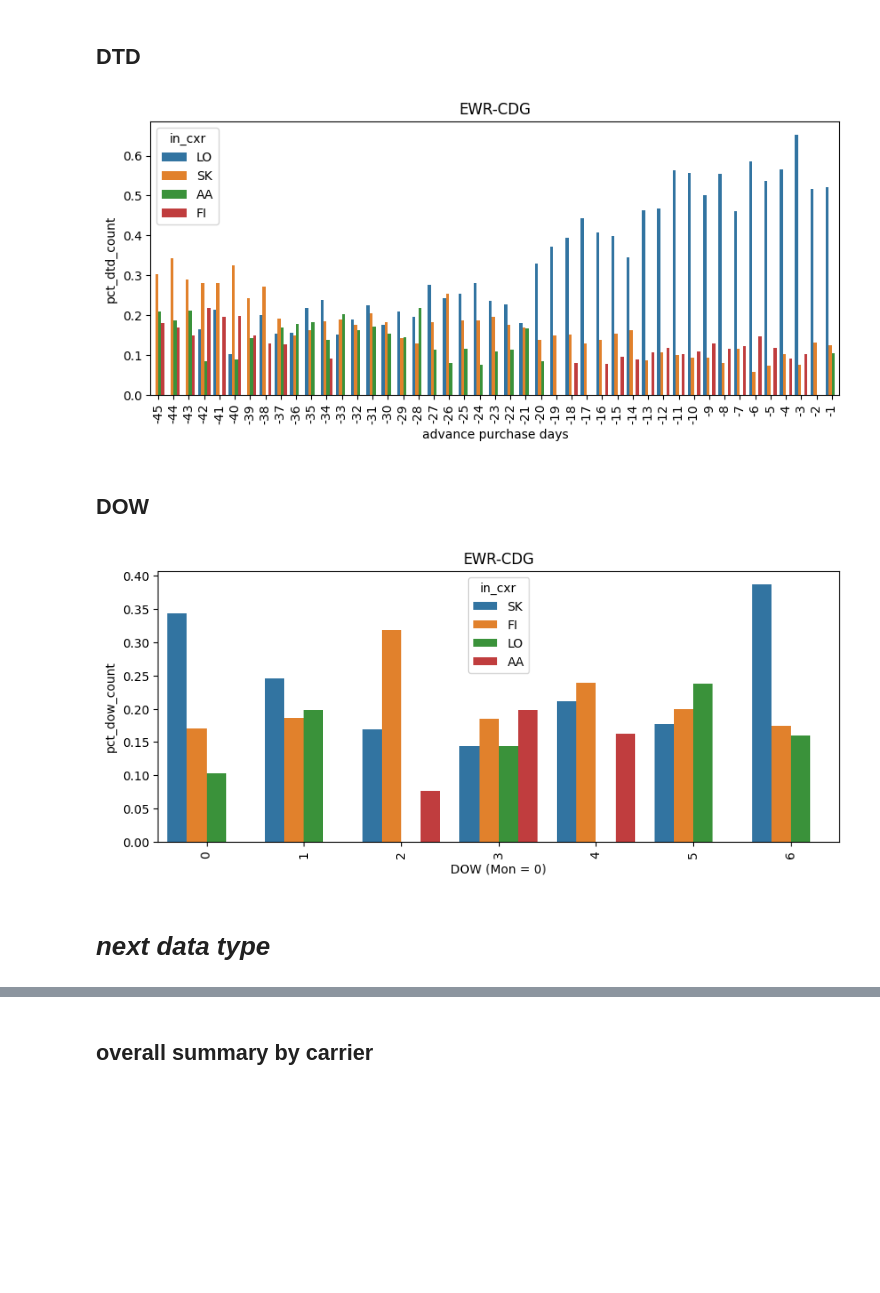
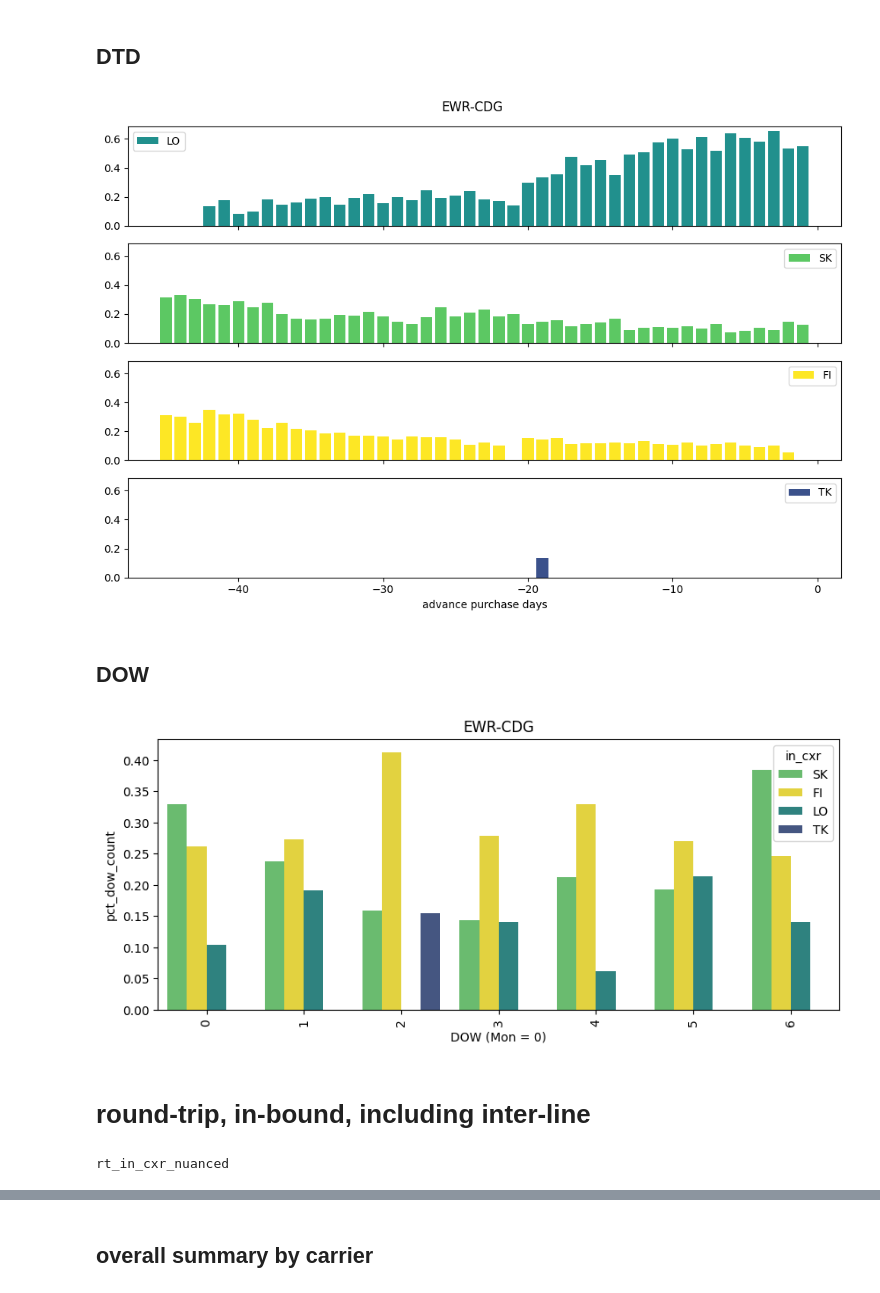
Before and after one commit to TPkfred/shopping-grid, a Jupyter notebook: notebooks/d_local-analysis/carrier-consistency/01b_EWR-CDG.ipynb, the cells around one changed output, grey strips where cells are left out. Saved outputs shown, nothing was run; the diff lists cells and outputs as text; code cells hidden in the pictures; blank space fills up the shorter version.

```diff
--- a/notebooks/d_local-analysis/carrier-consistency/01b_EWR-CDG.ipynb
+++ b/notebooks/d_local-analysis/carrier-consistency/01b_EWR-CDG.ipynb
@@ -122,0 +63,4 @@ plt.title(market);
+# %%
+top_n_cxr = 4
+top_cxr = cxr_summary.loc[:(top_n_cxr-1), cxr_col].to_list()
+palette_dict = dict(zip(top_cxr, colors[:top_n_cxr]))
@@ -164,6 +157,7 @@ plt.xticks(rotation=90);
 # %%
-top_n_cxr = 5
+top_n_cxr = 4
 top_cxr = cxr_summary.loc[:(top_n_cxr-1), 'out_uni_cxr_concat'].to_list()
+palette_dict = dict(zip(top_cxr, colors[:top_n_cxr]))
 # %% [markdown]
 ## DTD
 # %%
@@ -259,6 +252,7 @@ plt.xticks(rotation=90);
 # %%
-top_n_cxr = 4
+top_n_cxr = 5
 top_cxr = cxr_summary.loc[:(top_n_cxr-1), cxr_col].to_list()
+palette_dict = dict(zip(top_cxr, colors[:top_n_cxr]))
 # %% [markdown]
 ## DTD
 # %%
@@ -447,35 +441,35 @@ plt.xticks(rotation=90);
 # %%
 top_n_cxr = 4
 top_cxr = cxr_summary.loc[:(top_n_cxr-1), cxr_col].to_list()
+palette_dict = dict(zip(top_cxr, colors[:top_n_cxr]))
 # %% [markdown]
 ## DTD
 # %%
-dtd_grp = m_df.groupby(["days_til_dept", cxr_col]).agg(
-    {'count': 'sum',
-    }
-)
+dtd_grp = m_df.groupby(["days_til_dept", cxr_col]).agg({'count': 'sum'})
 dtd_grp.reset_index(inplace=True)
 dtd_grp.sort_values(by=['days_til_dept', 'count'], ascending=[True, False], inplace=True)
 dtd_grp['dtd_rank'] = dtd_grp.groupby("days_til_dept")['count'].rank(method='dense', ascending=False)
 dtd_grp['dtd_count'] = dtd_grp.groupby("days_til_dept")['count'].transform('sum')
 dtd_grp['pct_dtd_count'] = dtd_grp['count'] / dtd_grp['dtd_count']
 
 top_cxr_dtd_data = dtd_grp[(dtd_grp['dtd_rank'] <= top_n_cxr) & (dtd_grp[cxr_col].isin(top_cxr))]
 
 dtd_cutoff = 45
-plt.figure(figsize=(10,4))
 plot_data = top_cxr_dtd_data[top_cxr_dtd_data['days_til_dept'] <= dtd_cutoff]
-sns.barplot(
-    plot_data,
-    x=-plot_data['days_til_dept'],
-    y='pct_dtd_count',
-    hue=cxr_col
-);
-plt.xlabel("advance purchase days")
-plt.xticks(rotation=90);
-plt.title(market);
+
+fig, axs = plt.subplots(top_n_cxr, 1, sharex=True, sharey=True, figsize=(10,7))
+for i, cxr in enumerate(plot_data[cxr_col].unique()):
+    cxr_data = plot_data[plot_data[cxr_col] == cxr]
+
+    axs[i].bar(-cxr_data['days_til_dept'], cxr_data['pct_dtd_count'], color=palette_dict[cxr], label=cxr)
+    axs[i].legend()
+    if i == top_n_cxr-1:
+        axs[i].set_xlabel("advance purchase days")
+
+fig.suptitle(market);
+fig.tight_layout();
 # %% [output]
-[figure, old version]
+[figure, new version]
 # %% [markdown]
 ## DOW
 # %%
@@ -494,12 +488,27 @@ sns.barplot(
     plot_data,
     x=dow_col,
     y='pct_dow_count',
-    hue=cxr_col
+    hue=cxr_col,
+    palette=palette_dict
 );
 plt.xlabel("DOW (Mon = 0)")
 plt.xticks(rotation=90);
 plt.title(market);
 # %% [output]
-[figure, old version]
+[figure, new version]
 # %% [markdown]
-# *next data type*
+# round-trip, in-bound, including inter-line
+# %%
+data_idx = 5
+print(data_types[data_idx])
+input_dir = f'{BASE_INPUT_DIR}/{data_types[data_idx]}/'
+
+# there should only be 1 csv file per input folder
+for file in os.listdir(input_dir):
+    if file.endswith(".csv"):
+        file_path = os.path.join(input_dir, file)
+        df = pd.read_csv(file_path, header=0)
+
+m_df = df[df['market'] == market]
+# %% [output]
+rt_in_cxr_nuanced
```
Also changed, not shown: parts of 67 cells of this notebook, 12 other files.
